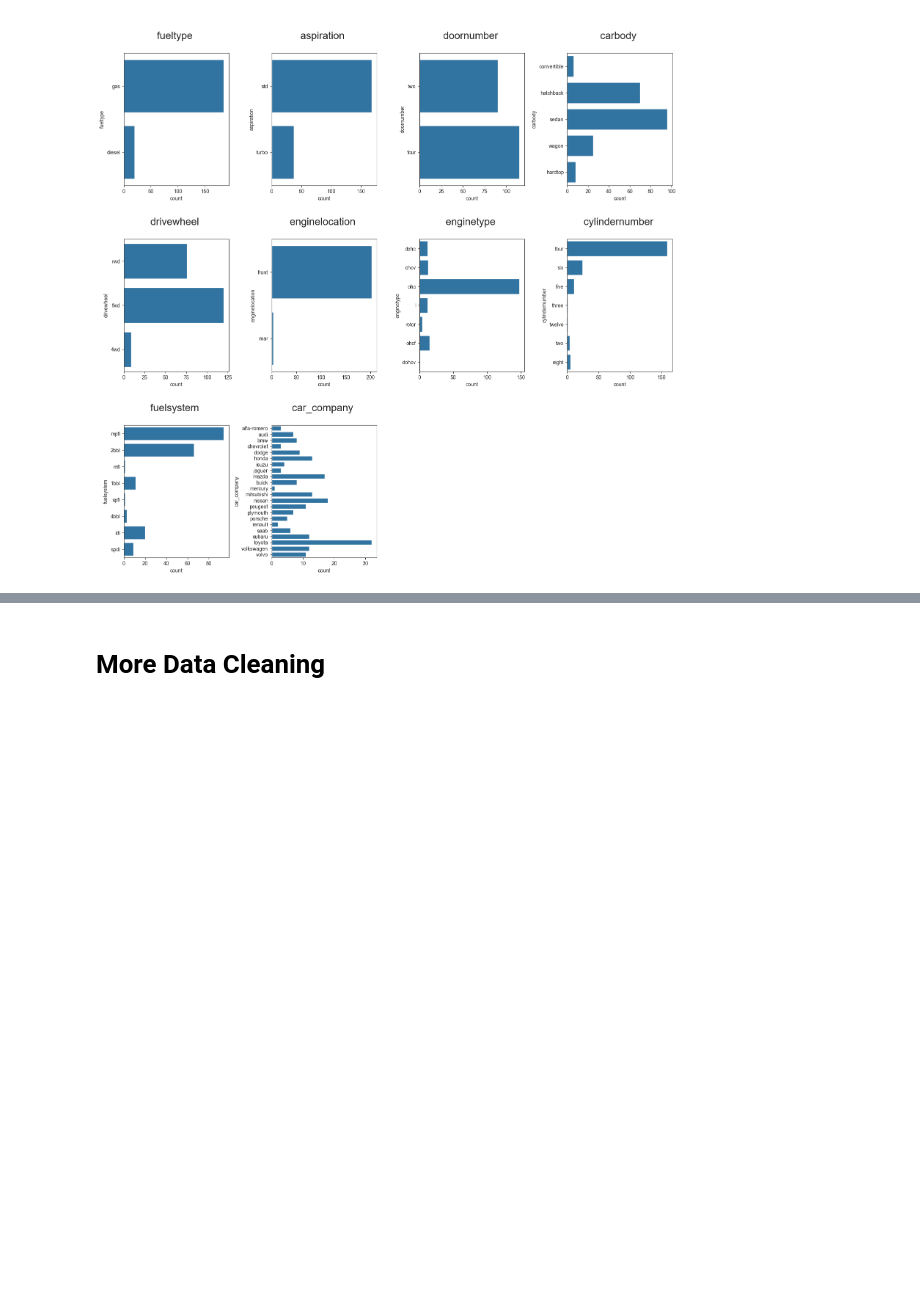
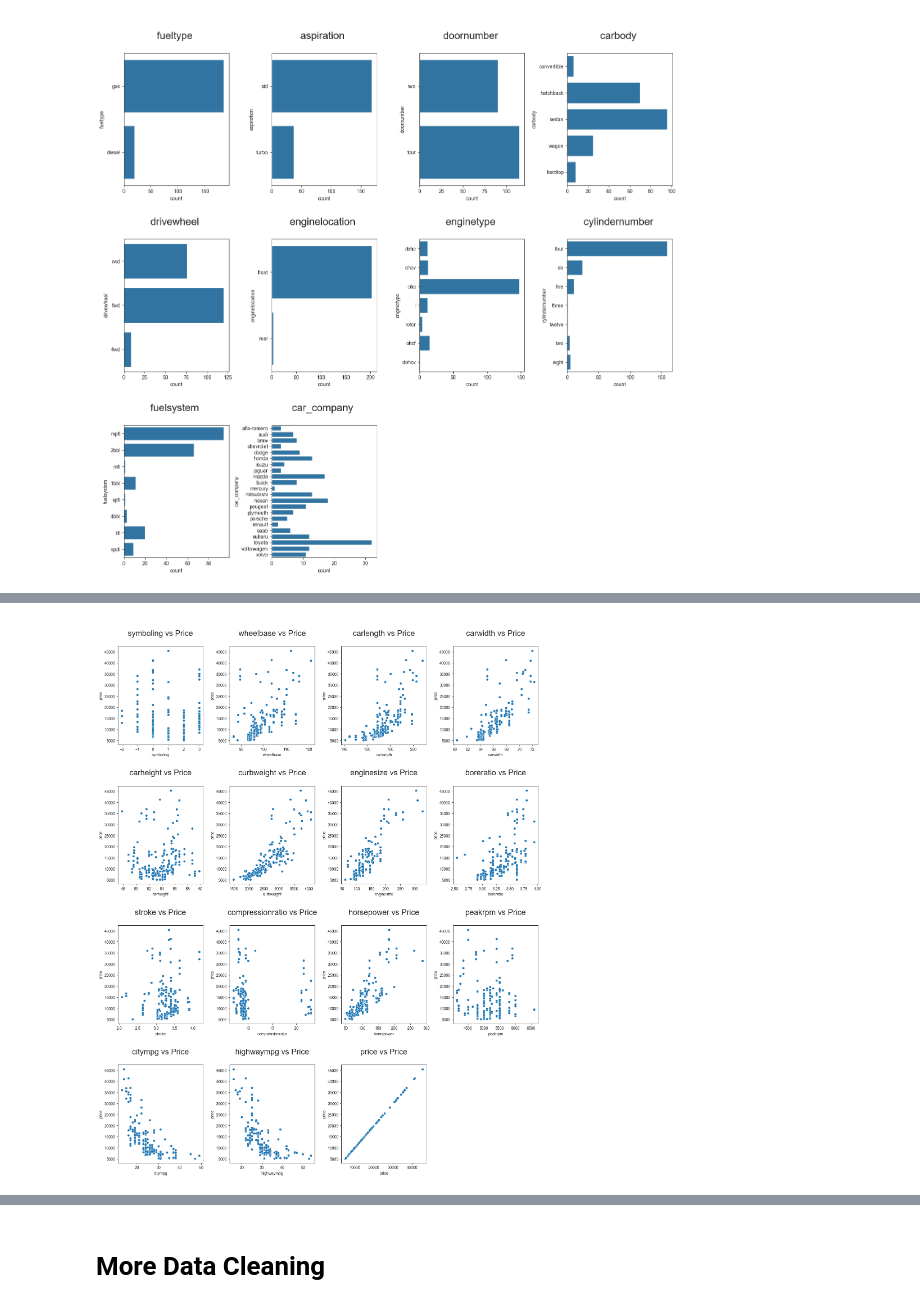
Before and after one commit to sukrutimallesh/Car-price-prediction-model, a Jupyter notebook: car_prediction_model/data_cleaning.ipynb, the cells around one changed output, grey strips where cells are left out. Saved outputs shown, nothing was run; the diff lists cells and outputs as text; code cells hidden in the pictures; blank space fills up the shorter version.

```diff
--- a/car_prediction_model/data_cleaning.ipynb
+++ b/car_prediction_model/data_cleaning.ipynb
@@ -418,3 +405,9 @@ plt.tight_layout()
 plt.show()
 # %% [output]
 [figure]
+# %%
+# proportion of each vaiable in the categorical data
+for column in categorical_data:
+    print(f"{column}:")
+    print(categorical_data[column].value_counts(normalize=True))
+    print()
@@ -420,0 +432,17 @@ plt.show()
+# %%
+# plotting the countplot of each numerical column with the target column 'price' using scatterplot
+plt.figure(figsize=(16, 20))
+plotnumber = 1
+
+for column in cars_numeric_data:
+    if plotnumber <= 16:
+        ax = plt.subplot(4, 4, plotnumber)
+        sns.scatterplot(x = column, y = 'price', data = car_data, ax = ax)
+        plt.title(f"\n{column} vs Price\n", fontsize = 20)
+
+    plotnumber += 1
+
+plt.tight_layout()
+plt.show()
+# %% [output]
+[figure, added]
```
Also changed, not shown: parts of 18 cells of this notebook.
